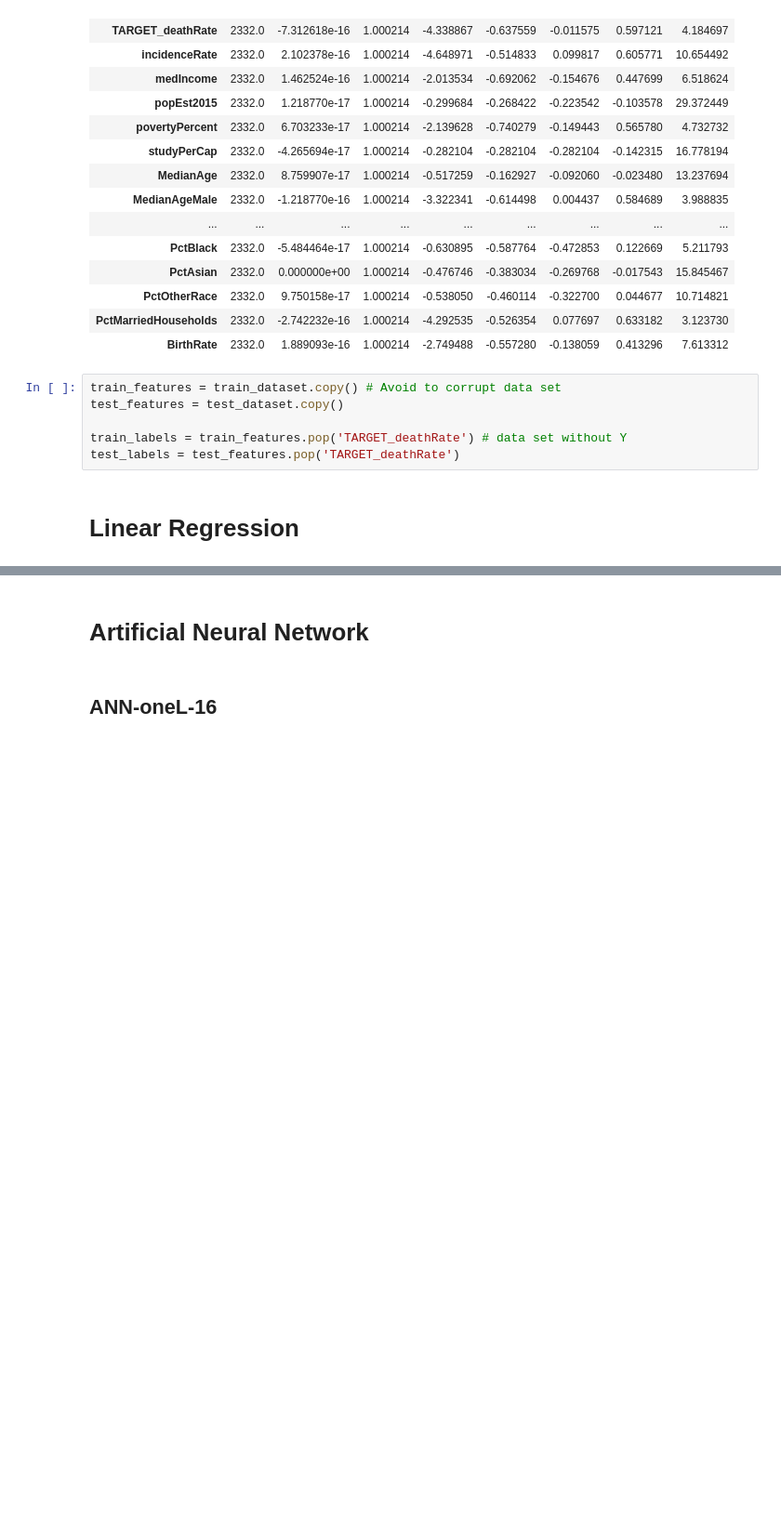
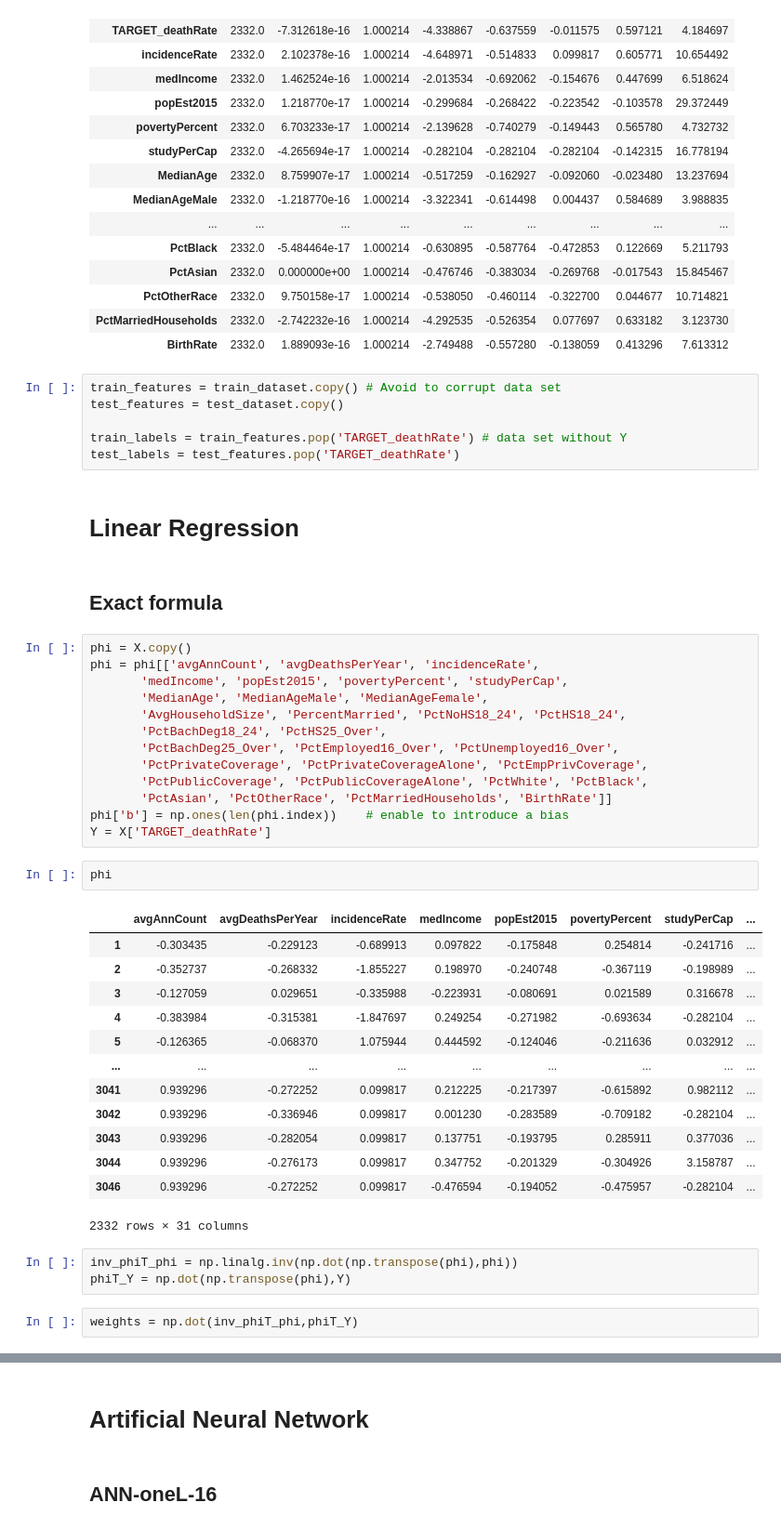
Before and after one commit to 44Ap0pt0se54/Cancerlinreg, a Jupyter notebook: DeepNorwoodNetwork.ipynb, the cells around one changed output, grey strips where cells are left out. Shown at 93% size. Drawn from its saved outputs; the diff is of its cells as text; blank space fills up the shorter version.

```diff
--- a/DeepNorwoodNetwork.ipynb
+++ b/DeepNorwoodNetwork.ipynb
@@ -126,3 +125,39 @@ train_labels = train_features.pop('TARGET_deathRate') # data set without Y
 test_labels = test_features.pop('TARGET_deathRate')
 # %% [markdown]
 # Linear Regression
+# %% [markdown]
+## Exact formula
+# %%
+phi = X.copy()
+phi = phi[['avgAnnCount', 'avgDeathsPerYear', 'incidenceRate',
+       'medIncome', 'popEst2015', 'povertyPercent', 'studyPerCap',
+       'MedianAge', 'MedianAgeMale', 'MedianAgeFemale',
+       'AvgHouseholdSize', 'PercentMarried', 'PctNoHS18_24', 'PctHS18_24',
+       'PctBachDeg18_24', 'PctHS25_Over',
+       'PctBachDeg25_Over', 'PctEmployed16_Over', 'PctUnemployed16_Over',
+       'PctPrivateCoverage', 'PctPrivateCoverageAlone', 'PctEmpPrivCoverage',
+       'PctPublicCoverage', 'PctPublicCoverageAlone', 'PctWhite', 'PctBlack',
+       'PctAsian', 'PctOtherRace', 'PctMarriedHouseholds', 'BirthRate']]
+phi['b'] = np.ones(len(phi.index))    # enable to introduce a bias
+Y = X['TARGET_deathRate']
+# %%
+phi
+# %% [output]
+|  | avgAnnCount | avgDeathsPerYear | incidenceRate | medIncome | popEst2015 | povertyPercent | studyPerCap | ... |
+| 1 | -0.303435 | -0.229123 | -0.689913 | 0.097822 | -0.175848 | 0.254814 | -0.241716 | ... |
+| 2 | -0.352737 | -0.268332 | -1.855227 | 0.198970 | -0.240748 | -0.367119 | -0.198989 | ... |
+| 3 | -0.127059 | 0.029651 | -0.335988 | -0.223931 | -0.080691 | 0.021589 | 0.316678 | ... |
+| 4 | -0.383984 | -0.315381 | -1.847697 | 0.249254 | -0.271982 | -0.693634 | -0.282104 | ... |
+| 5 | -0.126365 | -0.068370 | 1.075944 | 0.444592 | -0.124046 | -0.211636 | 0.032912 | ... |
+| ... | ... | ... | ... | ... | ... | ... | ... | ... |
+| 3041 | 0.939296 | -0.272252 | 0.099817 | 0.212225 | -0.217397 | -0.615892 | 0.982112 | ... |
+| 3042 | 0.939296 | -0.336946 | 0.099817 | 0.001230 | -0.283589 | -0.709182 | -0.282104 | ... |
+| 3043 | 0.939296 | -0.282054 | 0.099817 | 0.137751 | -0.193795 | 0.285911 | 0.377036 | ... |
+| 3044 | 0.939296 | -0.276173 | 0.099817 | 0.347752 | -0.201329 | -0.304926 | 3.158787 | ... |
+| 3046 | 0.939296 | -0.272252 | 0.099817 | -0.476594 | -0.194052 | -0.475957 | -0.282104 | ... |
+2332 rows × 31 columns
+# %%
+inv_phiT_phi = np.linalg.inv(np.dot(np.transpose(phi),phi))
+phiT_Y = np.dot(np.transpose(phi),Y)
+# %%
+weights = np.dot(inv_phiT_phi,phiT_Y)
```
Also changed, not shown: parts of 12 cells of this notebook.
